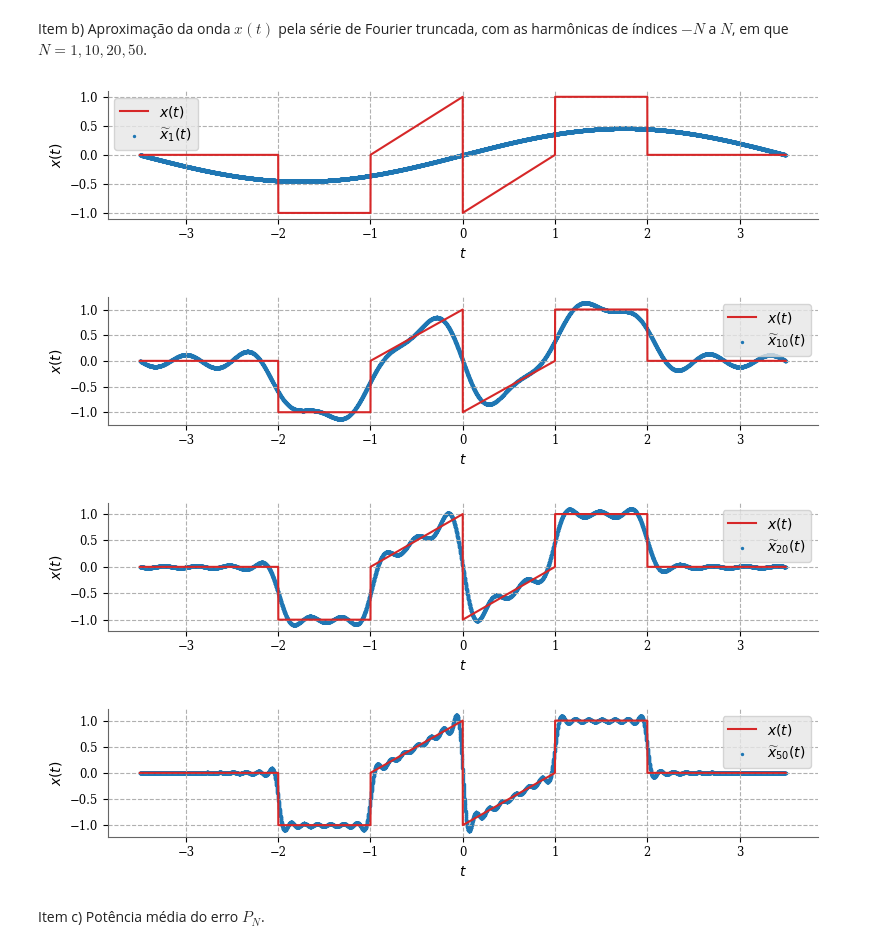
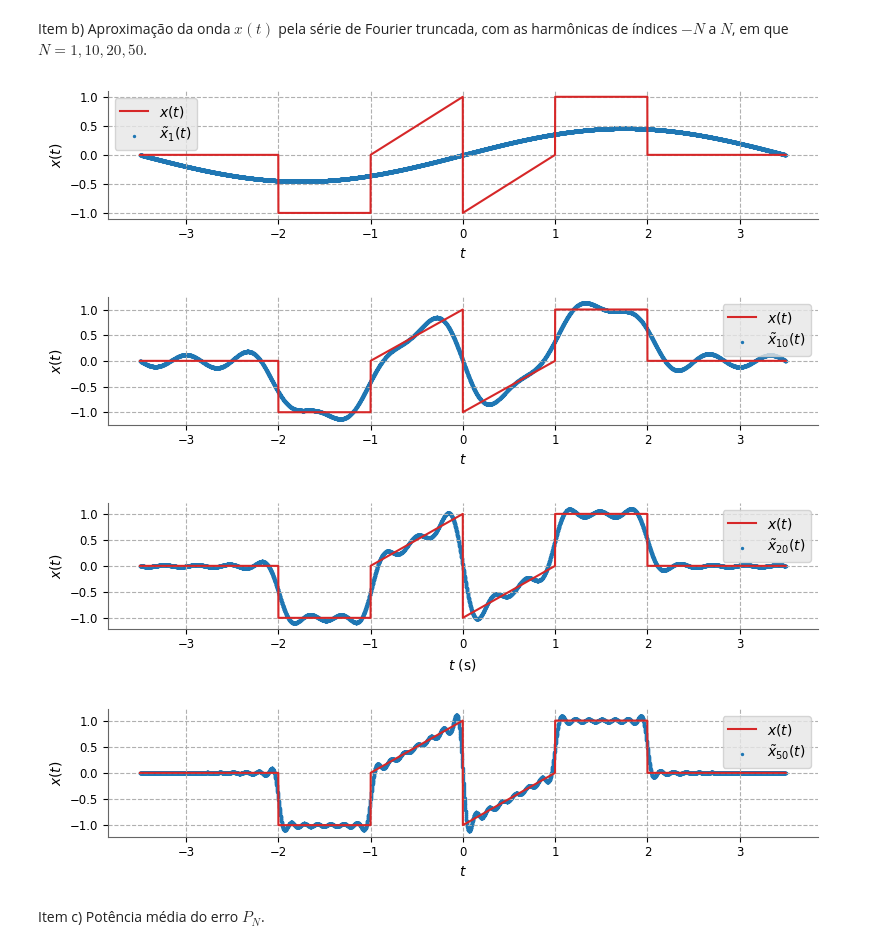
Before and after one commit to leticialopesms/EA614, a Jupyter notebook: atividade02/atividade02.ipynb, the cells around one changed output. Drawn from its saved outputs; the diff is of its cells as text; code cells hidden in the pictures.

```diff
--- a/atividade02/atividade02.ipynb
+++ b/atividade02/atividade02.ipynb
@@ -33,11 +54,12 @@ x_t = x_original(t)
 def x_fourier(t, N):
     x = 0
     for k in range(-N, N+1):
+        omega = k * omega_0
         if k == 0:
             a_k = a_0
         else:
-            a_k = (1/T) * (-2j *(np.sin(k*omega_0) + k*omega_0*np.cos(k*omega_0)*(1-2*np.cos(k*omega_0)))) / (k * omega_0)**2
-        x += a_k * np.exp(1j * k * omega_0 * t)
+            a_k = (1/T)*(-2j*(np.sin(omega) + omega*np.cos(omega)*(1 - 2*np.cos(omega)))) / (omega)**2
+        x += a_k*np.exp(1j*omega*t)
     return x
 
 x1 = x_fourier(t, 1)
@@ -70,43 +69,43 @@ plt.style.use([config])
 # %%
 # N = 1
-plt.plot(t, x_t, color='tab:red', label='$x(t)$')
-plt.scatter(x=t, y=x1.real, s=2, color='tab:blue', label='$\widetilde{x}_{1} (t)$ ')
+plt.plot(t, x_t, color='tab:red', label=r'$x(t)$')
+plt.scatter(x=t, y=x1.real, s=2, color='tab:blue', label=r'$\tilde{x}_{1} (t)$')
 plt.xlabel('$t$')
 plt.ylabel('$x(t)$')
 plt.grid(True)
 plt.legend()
 plt.show()
 
 # N = 10
-plt.plot(t, x_t, color='tab:red', label='$x(t)$')
-plt.scatter(x=t, y=x10.real, s=2, color='tab:blue', label='$\widetilde{x}_{10} (t)$')
+plt.plot(t, x_t, color='tab:red', label=r'$x(t)$')
+plt.scatter(x=t, y=x10.real, s=2, color='tab:blue', label=r'$\tilde{x}_{10} (t)$')
 plt.xlabel('$t$')
 plt.ylabel('$x(t)$')
 plt.grid(True)
 plt.legend()
 plt.show()
 
 # N = 20
-plt.plot(t, x_t, color='tab:red', label='$x(t)$')
-plt.scatter(x=t, y=x20.real, s=2, color='tab:blue', label='$\widetilde{x}_{20} (t)$')
-plt.xlabel('$t$')
+plt.plot(t, x_t, color='tab:red', label=r'$x(t)$')
+plt.scatter(x=t, y=x20.real, s=2, color='tab:blue', label=r'$\tilde{x}_{20} (t)$')
+plt.xlabel('$t$ (s)')
 plt.ylabel('$x(t)$')
 plt.grid(True)
 plt.legend()
 plt.show()
 
 # N = 50
-plt.plot(t, x_t, color='tab:red', label='$x(t)$')
-plt.scatter(x=t, y=x50.real, s=2, color='tab:blue', label='$\widetilde{x}_{50} (t)$')
+plt.plot(t, x_t, color='tab:red', label=r'$x(t)$')
+plt.scatter(x=t, y=x50.real, s=2, color='tab:blue', label=r'$\tilde{x}_{50} (t)$')
 plt.xlabel('$t$')
 plt.ylabel('$x(t)$')
 plt.grid(True)
 plt.legend()
 plt.show()
 # %% [output]
 [figure]
 [figure]
-[figure, old version]
+[figure, new version]
 [figure]
 # %% [markdown]
 Item c) Potência média do erro $P_N$.
```
Also changed, not shown: parts of 8 cells of this notebook, 5 other files.
